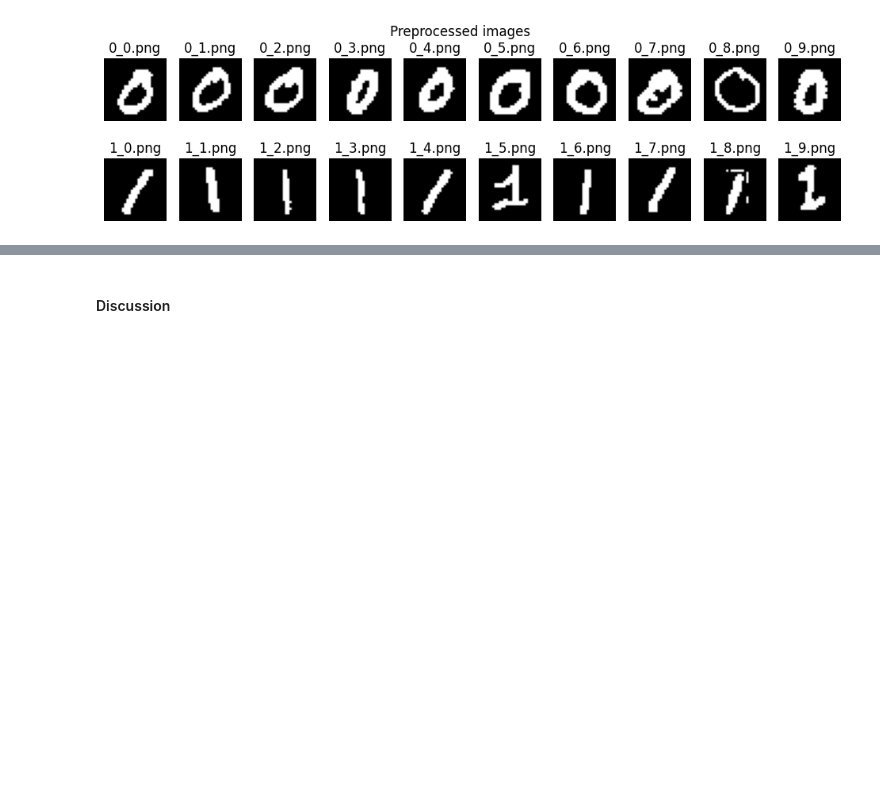
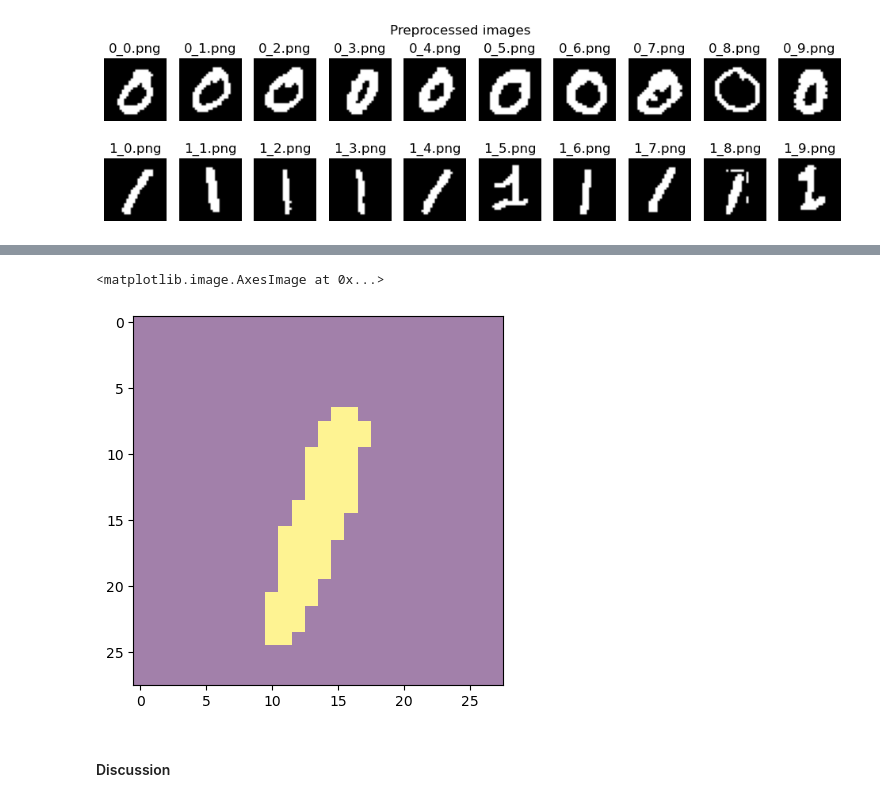
Before and after one commit to OctavioProfeta/iapr, a Jupyter notebook: labs/lab_02_object_description.ipynb, the cells around one changed output, grey strips where cells are left out. Drawn from its saved outputs; the diff is of its cells as text; code cells hidden in the pictures; blank space fills up the shorter version.

```diff
--- a/labs/lab_02_object_description.ipynb
+++ b/labs/lab_02_object_description.ipynb
@@ -169,3 +174,11 @@ plt.show()
+# %%
+from skimage.morphology import remove_small_holes, remove_small_objects
+
+rmv_objects_mask = remove_small_objects(ones[8], 20, connectivity=2)
+plt.imshow(rmv_objects_mask, alpha=0.5, interpolation='nearest')
+# %% [output]
+<matplotlib.image.AxesImage at 0x...>
+[figure, added]
 # %% [markdown]
 #### Discussion
 # %% [markdown]
```
Also changed, not shown: parts of 4 cells of this notebook.
